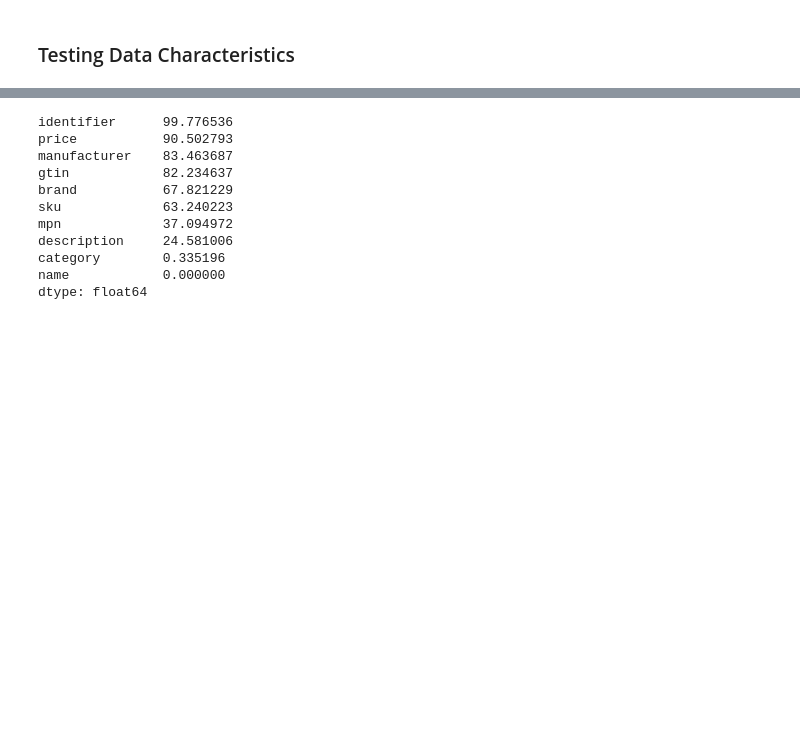
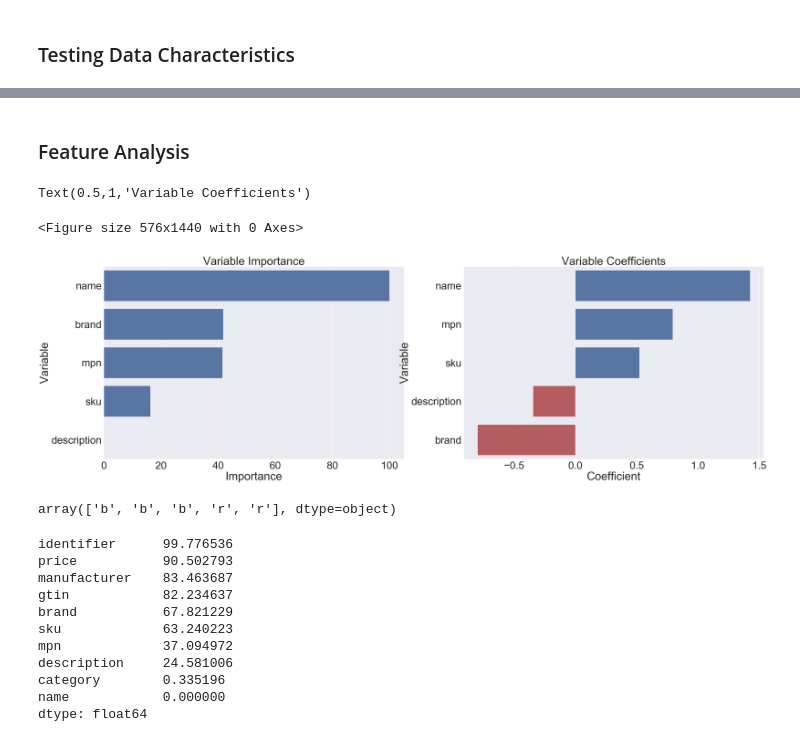
Before and after one commit to kylegilde/Entity-Matching-in-Online-Retail, a Jupyter notebook: Presentation.ipynb, the cells around one changed output, grey strips where cells are left out. Cells and saved outputs as stored; diff of their text form; code cells hidden in the pictures; blank space fills up the shorter version.

```diff
--- a/Presentation.ipynb
+++ b/Presentation.ipynb
@@ -37,12 +37,16 @@ $( document ).ready(code_toggle);
 # Entity Matching for Online Marketplaces
 # %%
 # Load Data
-DATA_DIRECTORY = '//files/share/goods/OI Team'
+# DATA_DIRECTORY = '//files/share/goods/OI Team'
+DATA_DIRECTORY = 'D:/Documents/Large-Scale Product Matching/'
 os.chdir(DATA_DIRECTORY)
 
 train_test_feature_pairs = pd.read_csv('train_test_feature_pairs.csv')
 train_test_offer_features = pd.read_csv('train_test_offer_features.csv')
 train_test_normalized_features = pd.read_csv('train_test_normalized_features.csv')
+
+var_importance = pd.read_csv('logreg-variable-importance.csv').set_index('Variable')
+var_coefficients = pd.read_csv('logreg-variable-coefficients.csv').set_index('Variable')
 # %% [markdown]
 ## What is Entity Matching (EM)?
 
@@ -258,3 +289,37 @@ plt.savefig('plots/test_characteristics.png')
+# %% [markdown]
+### Feature Analysis
+# %%
+plt.figure(figsize=(8, 20))
+sns.set(font_scale=4)
+
+fig, axes = plt.subplots(nrows=1, ncols=2, figsize=(50, 15))
+sns.barplot(x=var_importance.Importance,
+            y=var_importance.index,
+            color="b",
+            ax=axes[0])\
+            .set_title('Variable Importance')
+
+
+
+sns.barplot(x=var_coefficients.Coefficient,
+            y=var_coefficients.index,
+            palette=var_coefficients.Coefficient.apply(lambda x: 'b' if x > 0 else 'r'),
+            ax=axes[1])\
+            .set_title('Variable Coefficients')
+# %% [output]
+Text(0.5,1,'Variable Coefficients')
+<Figure size 576x1440 with 0 Axes>
+[figure, added]
+# %%
+var_coefficients.colors = var_coefficients.Coefficient.apply(lambda x: 'b' if x > 0 else 'r')
+# df=pd.DataFrame({'department':['TA','TA','WEB','WEB'],
+#                  'worktype':['PHP','PYTHON','ANDROID','PYTHON'],
+#                  'minutes':[0.0,-100.0,5.0,-410.0]})\
+#      .set_index(['department', 'worktype'])
+# df.plot(kind='bar', color=df.minutes.apply(lambda x: 'b' if x>0 else 'r'));
+var_coefficients.colors.values
+# %% [output]
+array(['b', 'b', 'b', 'r', 'r'], dtype=object)
 # %%
 test_null_percentages = calculate_percent_nulls(test_offer_features_only, print_series=False, return_series=True)
 test_nulls_by_index = test_offer_features_only[test_null_percentages.index].isnull().T
```
Also changed, not shown: parts of 12 cells of this notebook, 3 other files.
